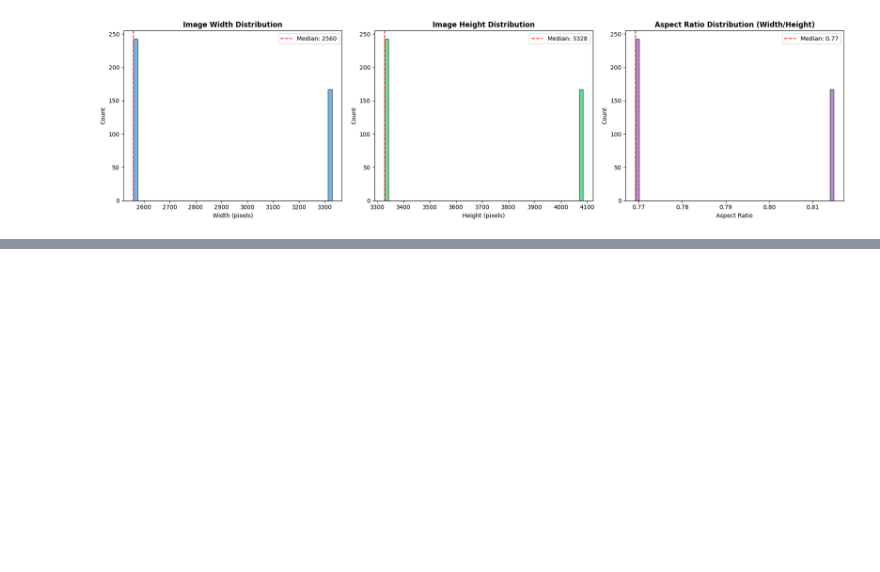
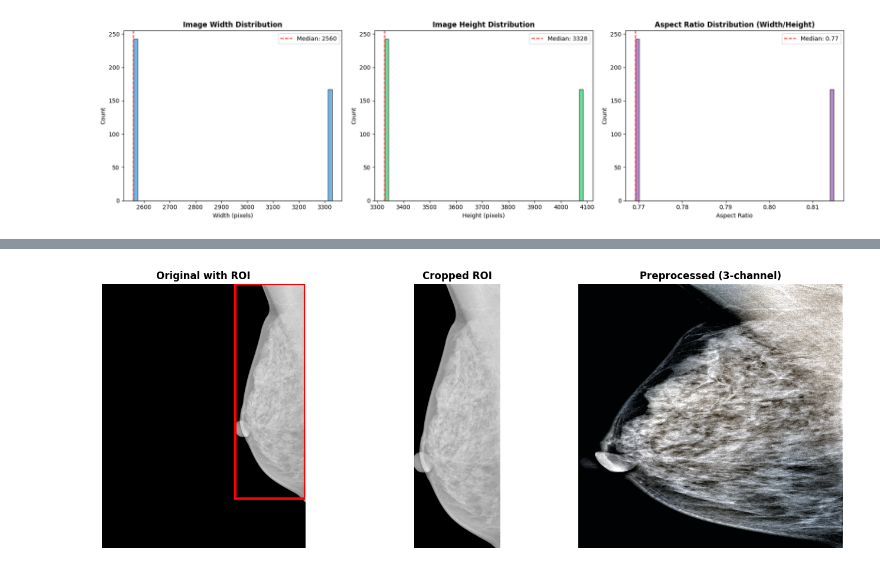
Before and after one commit to lextoumbourou/cm3070-final-project, a Jupyter notebook: notebooks/02-inbreast.ipynb, the cells around one changed output, grey strips where cells are left out. Cells and saved outputs as stored; diff of their text form; code cells hidden in the pictures; blank space fills up the shorter version.

```diff
--- a/notebooks/02-inbreast.ipynb
+++ b/notebooks/02-inbreast.ipynb
@@ -547,0 +640,12 @@ How do I find images across patients?
+# %%
+def truncation_normalisation(img):
+    """
+    Clip and normalize pixels in the breast ROI.
+    Uses 5th and 99th percentiles to handle outliers.
+    """
+    Pmin = np.percentile(img[img != 0], 5)
+    Pmax = np.percentile(img[img != 0], 99)
+    truncated = np.clip(img, Pmin, Pmax)
+    normalized = (truncated - Pmin) / (Pmax - Pmin)
+    normalized[img == 0] = 0
+    return normalized
@@ -547,0 +704,29 @@ How do I find images across patients?
+# %%
+# Get ROI bounding box
+x, y, w, h = crop_coords(sample_img)
+
+# Display preprocessing pipeline
+fig, axes = plt.subplots(1, 3, figsize=(14, 5))
+
+axes[0].imshow(sample_img_8bit, cmap='gray')
+rect = mpatches.Rectangle((x, y), w, h, linewidth=3, edgecolor='red', facecolor='none')
+axes[0].add_patch(rect)
+axes[0].set_title('Original with ROI', fontweight='bold')
+axes[0].axis('off')
+
+# Display cropped ROI
+img_cropped = sample_img_8bit[y:y+h, x:x+w]
+axes[1].imshow(img_cropped, cmap='gray')
+axes[1].set_title('Cropped ROI', fontweight='bold')
+axes[1].axis('off')
+
+# Display final preprocessed image
+img_final = preprocess_mammogram(sample_img)
+axes[2].imshow(img_final)
+axes[2].set_title('Preprocessed (3-channel)', fontweight='bold')
+axes[2].axis('off')
+
+plt.tight_layout()
+plt.show()
+# %% [output]
+[figure, added]
```
Also changed, not shown: parts of 15 cells of this notebook, 2 other files.
